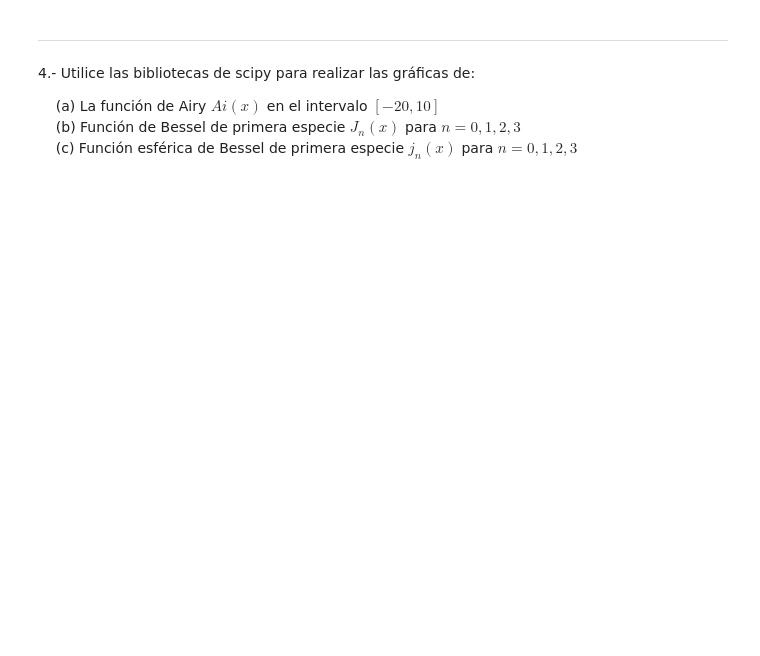
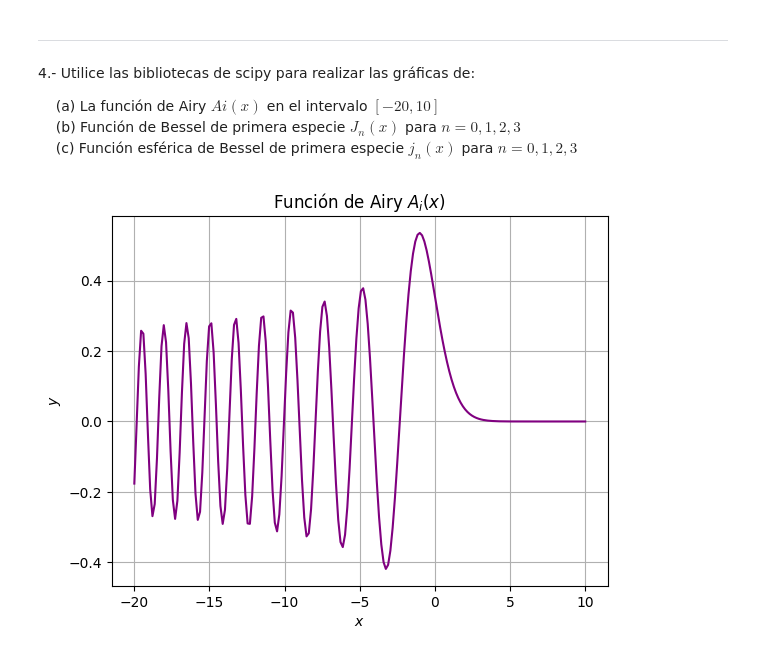
Before and after one commit to karla-veronicalara/computacional, a Jupyter notebook: Lara Cruz Karla Verónica_ Tarea1.ipynb, the cells around one changed output. Saved outputs shown, nothing was run; the diff lists cells and outputs as text; code cells hidden in the pictures; blank space fills up the shorter version.

```diff
--- a/Lara Cruz Karla Verónica_ Tarea1.ipynb
+++ b/Lara Cruz Karla Verónica_ Tarea1.ipynb
@@ -111,2 +114,13 @@ from scipy import special
 # %%
-#INCISO a)
+#a) Función de Airy
+x = np.linspace(-20, 10, 200)
+Ai, Aip, Bi, Bip = sp.airy(x)
+
+plt.plot(x,Ai, label=r'$A_i(x)$', color='purple')
+plt.title(r'Función de Airy $A_i(x)$')
+plt.xlabel(r'$x$') , plt.ylabel(r'$y$')
+
+plt.grid()
+plt.show()
+# %% [output]
+[figure, added]
```
Also changed, not shown: parts of 6 cells of this notebook.
